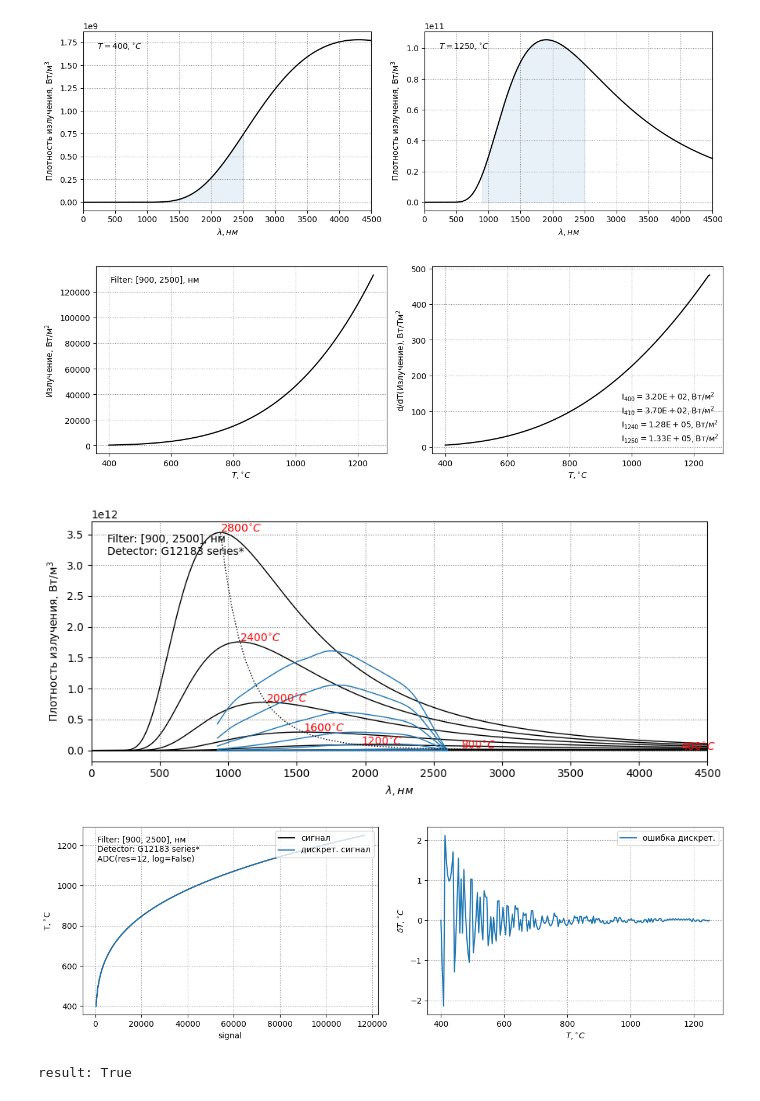
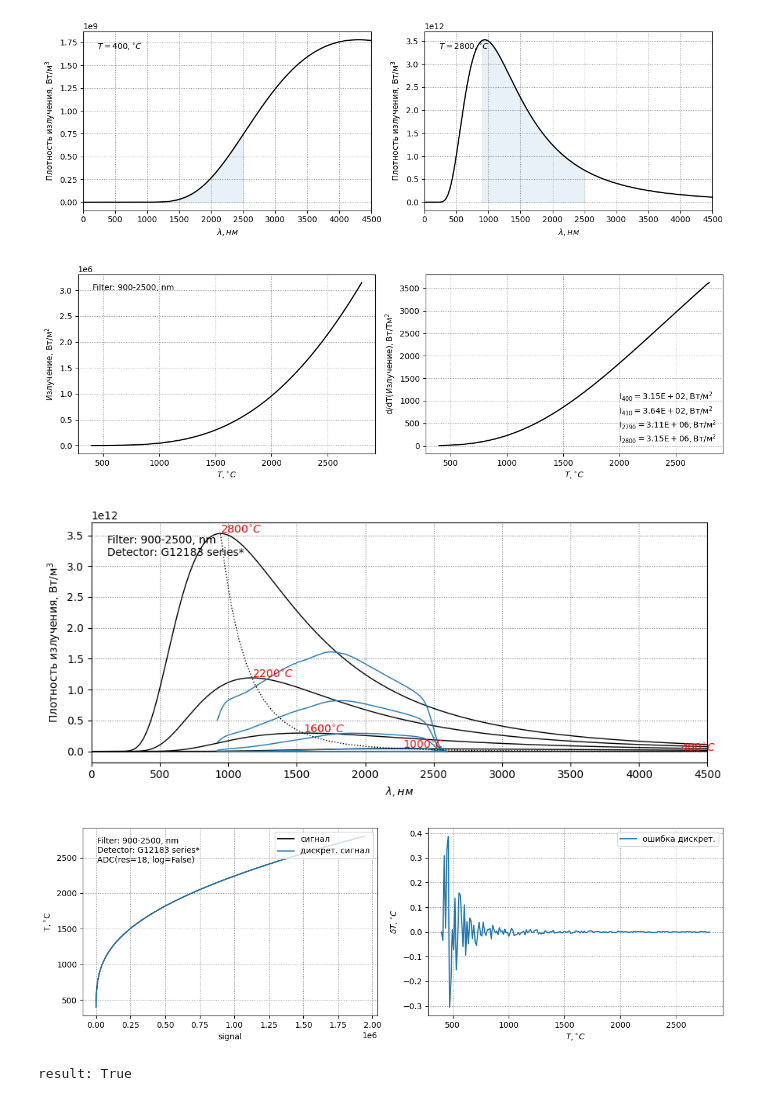
Before and after one commit to Exinker/optical-pyrometer, a Jupyter notebook: app.ipynb, the cells around one changed output. Cells and saved outputs as stored; diff of their text form; code cells hidden in the pictures.

```diff
--- a/app.ipynb
+++ b/app.ipynb
@@ -12,12 +15,16 @@ from core.radiation import RadiationDensity, show_radiation_density, show_irradi
 import warnings
 warnings.filterwarnings('ignore')
 # %%
-temperature_range = (400, 1250)  # in celsius
+temperature_range = (400, 2800)  # in celsius
 filter = Filter(
     span=(900, 2500),
-    edge=250,
+    edge=100,
 )
 detector = Detector.G12183
+adc = ADC(
+    resolution=18,
+    log=False,
+)
 # %%
 fig, ax = plt.subplots(ncols=2, figsize=(12, 4), tight_layout=True)
 
@@ -38,7 +45,7 @@ for i, t in enumerate(temperature_range):
 
 plt.show()
 # %% [output]
-[figure, old version]
+[figure, new version]
 # %%
 show_irradiance(
     temperature_range=temperature_range,
@@ -46,32 +53,30 @@ show_irradiance(
     save=True,
 )
 # %% [output]
-[figure, old version]
+[figure, new version]
 # %%
 lb, ub = temperature_range
 
 show_radiation_density(
     # temperature=[lb, 650, 900, 1100, 1250],
-    temperature=[400, 800, 1200, 1600, 2000, 2400, 2800],
+    temperature=np.linspace(lb, ub, 5),
     filter=filter,
     detector=detector,
     save=True,
 )
 # %% [output]
-[figure, old version]
+[figure, new version]
 # %%
 result = run_experiment(
     temperature_range=temperature_range,
     filter=filter,
     detector=detector,
-    adc=ADC(
-        resolution=12,
-        log=False,
-    ),
+    adc=adc,
     # relative=True,
+    save=True,
 )
 
 print(f'result: {repr(result)}')
 # %% [output]
-[figure, old version]
+[figure, new version]
 result: True
```
Also changed, not shown: parts of 3 cells of this notebook, 7 other files.
